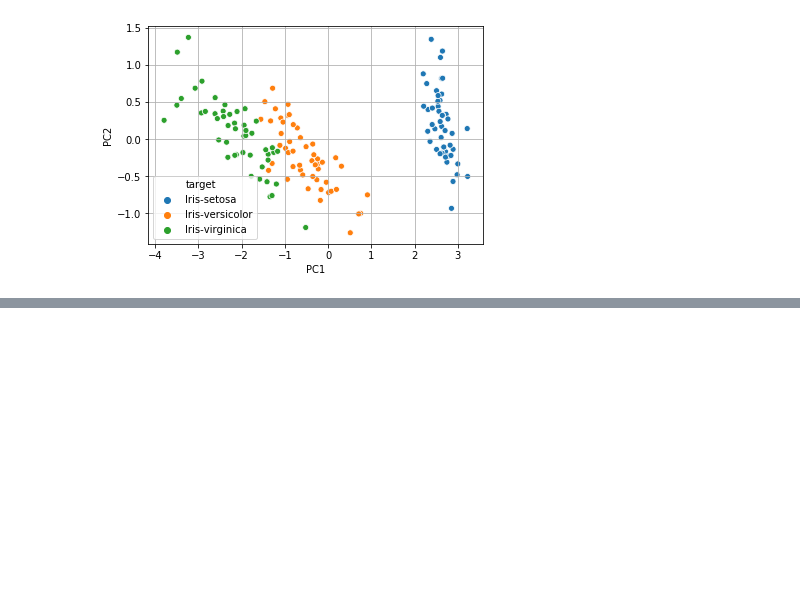
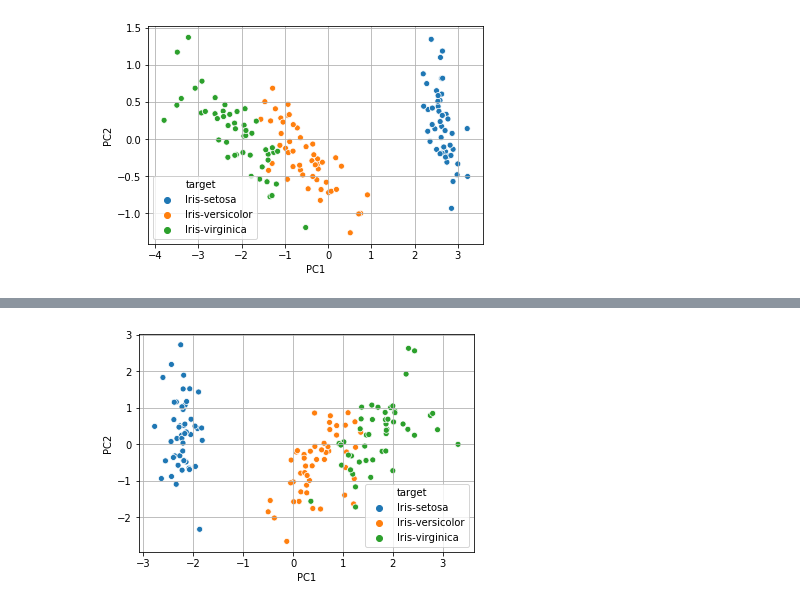
Before and after one commit to ksephton/ASTR-Leistedt-1, a Jupyter notebook: Spectra/PCA_from_scratch.ipynb, the cells around one changed output, grey strips where cells are left out. Cells and saved outputs as stored; diff of their text form; code cells hidden in the pictures; blank space fills up the shorter version.

```diff
--- a/Spectra/PCA_from_scratch.ipynb
+++ b/Spectra/PCA_from_scratch.ipynb
@@ -190,0 +205,15 @@ plt.show()
+# %%
+# PCA with StandardScaler from sklearn
+from sklearn.preprocessing import StandardScaler
+pca_ss = PCA(n_components=2)
+x_ss = StandardScaler().fit_transform(x)
+x_ss = pca.fit_transform(x_ss)
+ss_df = pd.DataFrame(data = x_ss
+             , columns = ['PC1', 'PC2'])
+ss_df = pd.concat([ss_df, pd.DataFrame(target)], axis = 1)
+plt.figure()
+sb.scatterplot(data = ss_df, x = 'PC1',y = 'PC2' , hue = 'target')
+plt.grid()
+plt.show()
+# %% [output]
+[figure, added]
```
Also changed, not shown: parts of 1 cell of this notebook.
